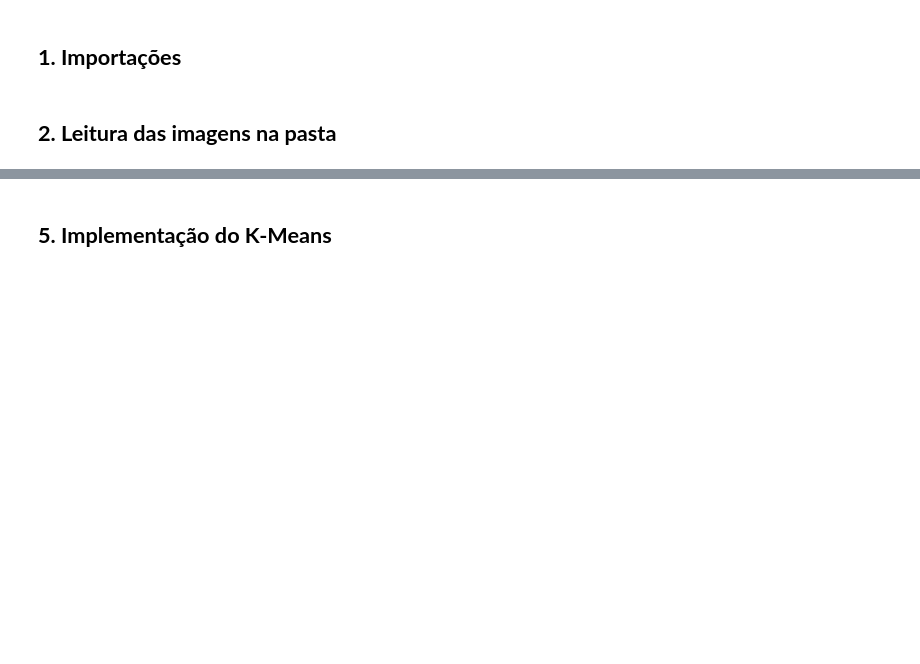
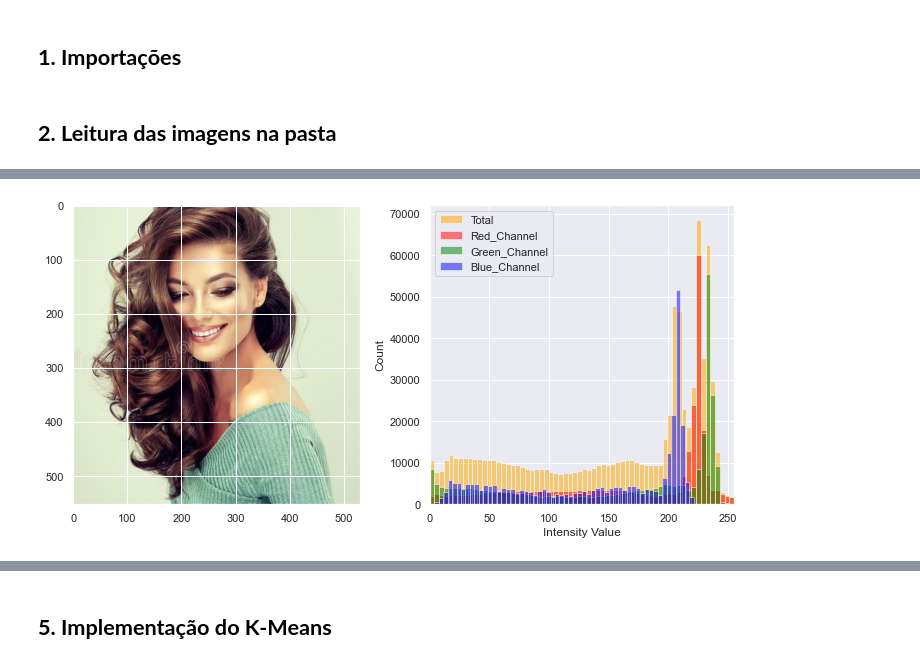
Before and after one commit to vieirasamuel/python-kmeans, a Jupyter notebook: kmeans.ipynb, the cells around one changed output, grey strips where cells are left out. Drawn from its saved outputs; the diff is of its cells as text; code cells hidden in the pictures; blank space fills up the shorter version.

```diff
--- a/kmeans.ipynb
+++ b/kmeans.ipynb
@@ -101,21 +104,2 @@ from skimage.feature import canny
 # %% [markdown]
 ## **2. Leitura das imagens na pasta**
-# %%
-#contagem e verificação das imagens
-
-INPUT_PATH = '/home/samuel/Downloads/AvaliaçãoPrática/python-kmeans/faces'
-
-Files=os.listdir(INPUT_PATH)
-print("files: ", os.listdir(INPUT_PATH))
-nImg=len(Files)
-
-print("number of images: ",nImg)
-
-for filename in Files:
-    if filename.endswith('.jpg'):
-        try:
-            img = Image.open(INPUT_PATH+"/"+filename) # open the image file
-            img.verify() # verify that it is, in fact an image
-        except (IOError, SyntaxError) as e:
-            print('Bad file:', filename)
-            #os.remove(base_dir+"\\"+filename) (Maybe)
@@ -227,0 +106,63 @@ for i in range(nSamples):
+# %%
+#contagem e verificação das imagens
+
+INPUT_PATH = 'D:/Users/diego/Google Drive/UNEB/ADocencia/EP/datasets/faces'
+
+# 'D:/Users/diego/Google Drive/UNEB/ADocencia/EP/datasets/short_faces'
+
+# 'D:/Users/diego/Google Drive/NOTEBOOKS/IA WORKS/Segmentation/python-kmeans-samuel/faces'
+
+Files=os.listdir(INPUT_PATH)
+print("files: ", os.listdir(INPUT_PATH))
+
+as_gray = False #True para trabvalhar com imagens em escala de cinza
+
+if as_gray:
+    print("Using Gray Scale Segmentation .............")
+
+img=[]
+ncolors=[]
+ResX=[]
+ResY=[]
+n=[]
+
+num_img_to_load=4
+
+for filename in Files[:num_img_to_load]:
+
+    if filename.endswith('.jpg') or filename.endswith('.png'):
+        try:
+            img.append(io.imread(INPUT_PATH+"/"+filename))#, as_gray=as_gray)) # open the image file
+            fig2, ax2 = plt.subplots(1,2, figsize=(12, 5.5))
+            ncolors.append(img[-1].shape[-1])
+            ResX.append(img[-1].shape[0])
+            ResY.append(img[-1].shape[1])
+            n.append(ResX[-1]*ResY[-1])
+            print("number of colors", ncolors[-1])
+            if not as_gray:
+                ax2[0].imshow(img[-1])
+                if ncolors[-1]>1:
+                    ax2[1].hist(img[-1].ravel(), bins = 64, color = 'orange', alpha = 0.5)
+                    ax2[1].hist(img[-1][:, :, 0].ravel(), bins = 64, color = 'Red', alpha = 0.5)
+                    ax2[1].hist(img[-1][:, :, 1].ravel(), bins = 64, color = 'Green', alpha = 0.5)
+                    ax2[1].hist(img[-1][:, :, 2].ravel(), bins = 64, color = 'Blue', alpha = 0.5)
+                    ax2[1].legend(['Total', 'Red_Channel', 'Green_Channel', 'Blue_Channel'])
+            else:
+                plt.style.use('grayscale')
+                if ncolors[-1]>1: # if it is RGB convert to grayscale
+                    img[-1]=np.round(255*rgb2gray(img[-1]))
+                ncolors[-1]=1
+                ax2[0].imshow(img[-1])
+
+                ax2[1].hist(img[-1].ravel(), bins = 64)
+            ax2[1].set_xlim(0, 255)
+            ax2[1].set_xlabel('Intensity Value')
+            ax2[1].set_ylabel('Count')
+            plt.show()
+        except (IOError, SyntaxError) as e:
+            print('Bad file:', filename)
+            #os.remove(base_dir+"\\"+filename) (Maybe)
+
+nImg=len(img)
+print("number of images = ",nImg)
+# %% [output]
@@ -227,0 +171 @@ for i in range(nSamples):
+[figure, added]
```
Also changed, not shown: parts of 13 cells of this notebook, 48 other files.
